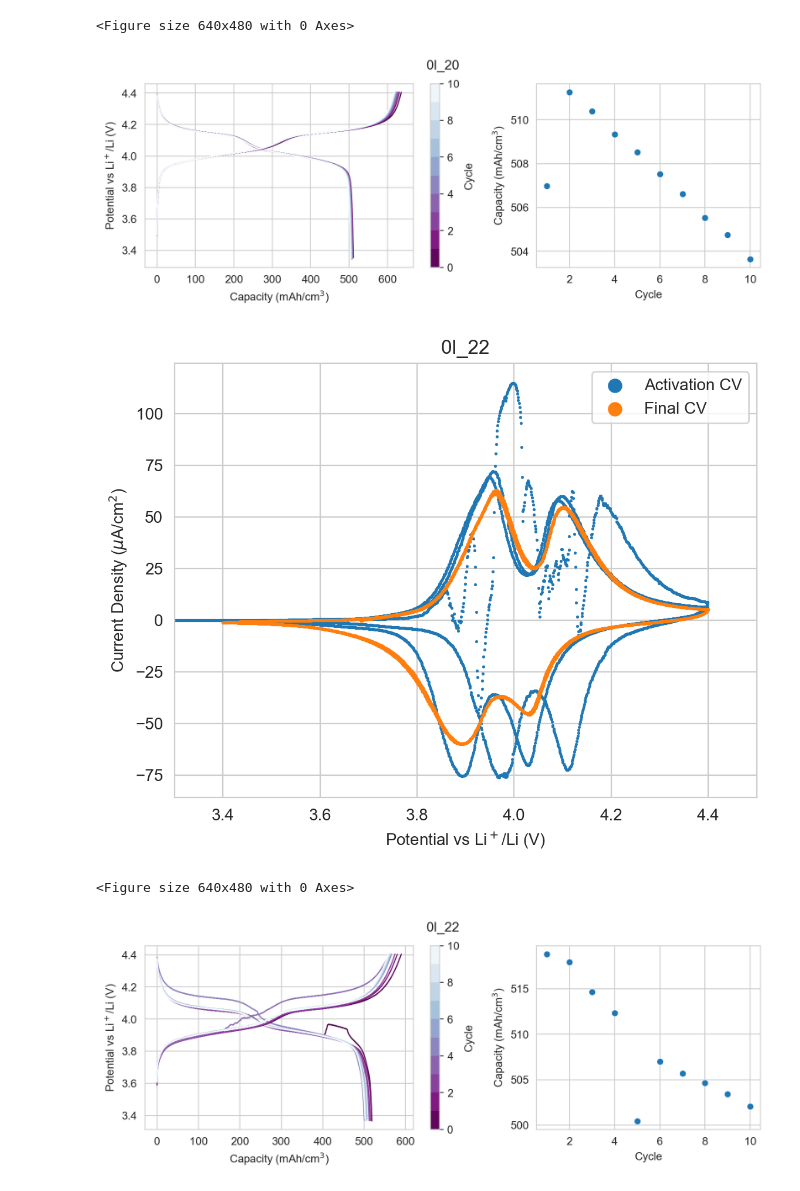
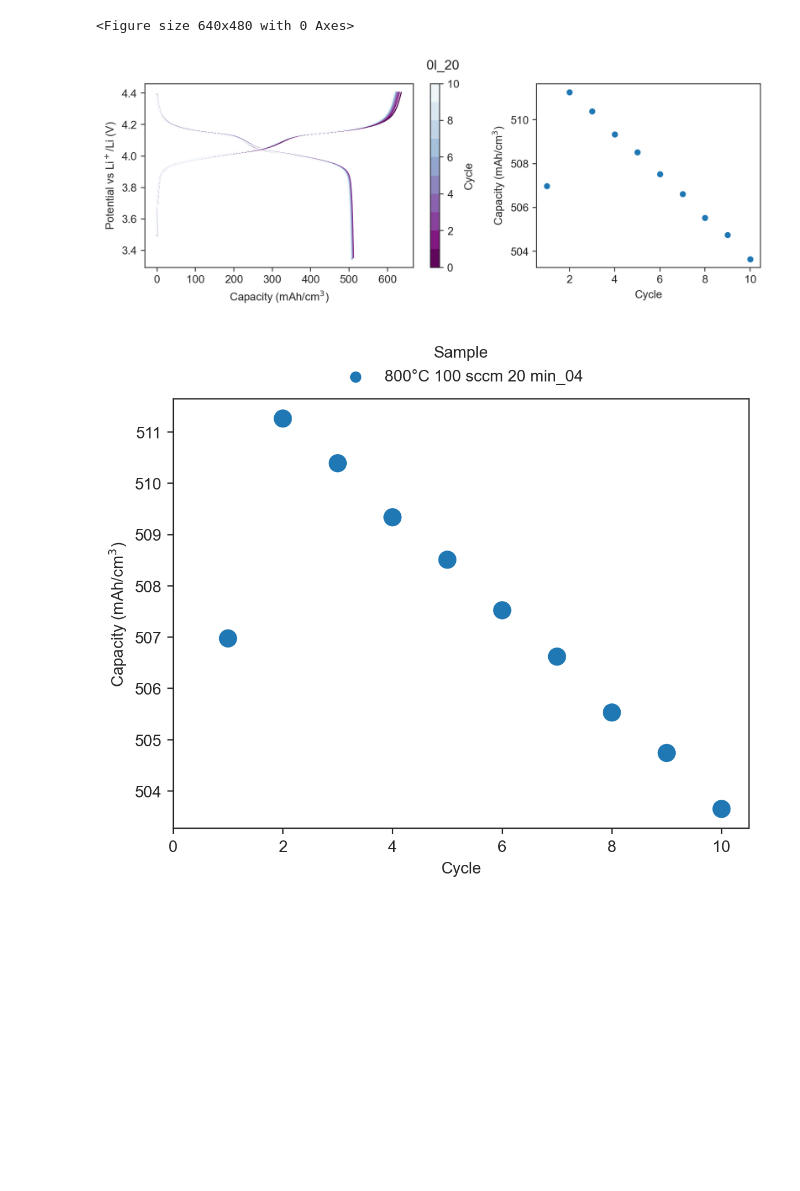
Before and after one commit to ridcil/Code, a Jupyter notebook: LSB_09.ipynb, the cells around one changed output. Cells and saved outputs as stored; diff of their text form; code cells hidden in the pictures; blank space fills up the shorter version.

```diff
--- a/LSB_09.ipynb
+++ b/LSB_09.ipynb
@@ -12,7 +12,7 @@ from matplotlib.ticker import MaxNLocator
 
 from cv_charge_discharge import Ec
 
-sns.set_style('whitegrid')
+sns.set_style('ticks')
 # %%
 
 paths = {
@@ -33,7 +33,7 @@ paths = {
         #  '800°C 100 sccm 20 min_03' : r'C:\Users\lopezb41\OneDrive - imec\Documents\Experiments\Data\Electrochemical\LSB_09\0I_19',
          '800°C 100 sccm 20 min_04' : r'C:\Users\lopezb41\OneDrive - imec\Documents\Experiments\Data\Electrochemical\LSB_09\0I_20',
         # 'ITO CC' : r'C:\Users\lopezb41\OneDrive - imec\Documents\Experiments\Data\Electrochemical\LSB_09\0I_21'
-        'Annealed Pt' : r'C:\Users\lopezb41\OneDrive - imec\Documents\Experiments\Data\Electrochemical\LSB_09\0I_22'
+        # 'Annealed Pt' : r'C:\Users\lopezb41\OneDrive - imec\Documents\Experiments\Data\Electrochemical\LSB_09\0I_22'
 
          }
 save_path = r'C:\Users\lopezb41\OneDrive - imec\Documents\Experiments\Data\Electrochemical\LSB_09'
@@ -59,5 +59,3 @@ plt.show()
 <Figure size 640x480 with 0 Axes>
-[figure, old version]
+[figure, new version]
-[figure, old version]
+[figure, new version]
-<Figure size 640x480 with 0 Axes>
-[figure, removed]
```
Also changed, not shown: parts of 1 cell of this notebook, 9 other files.
